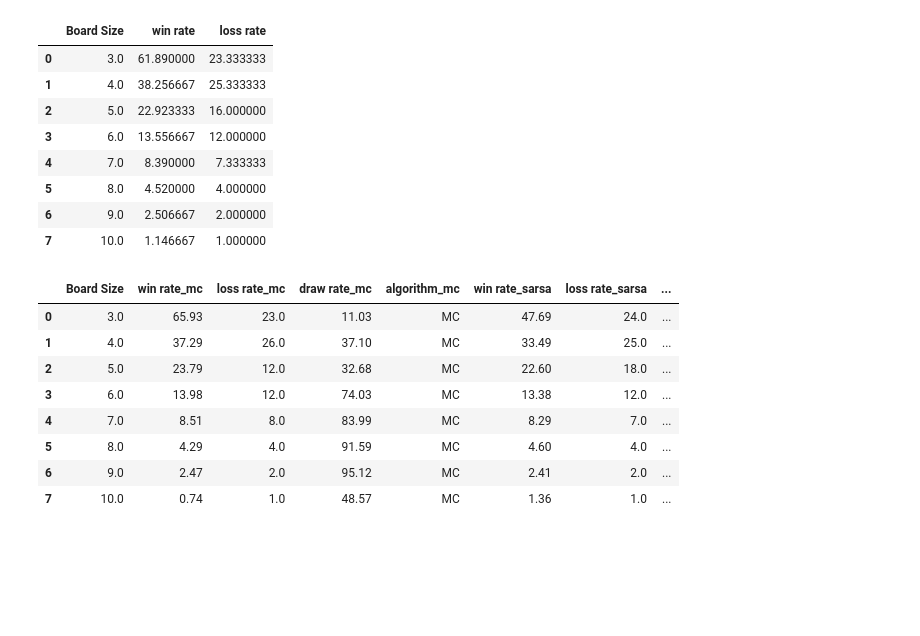
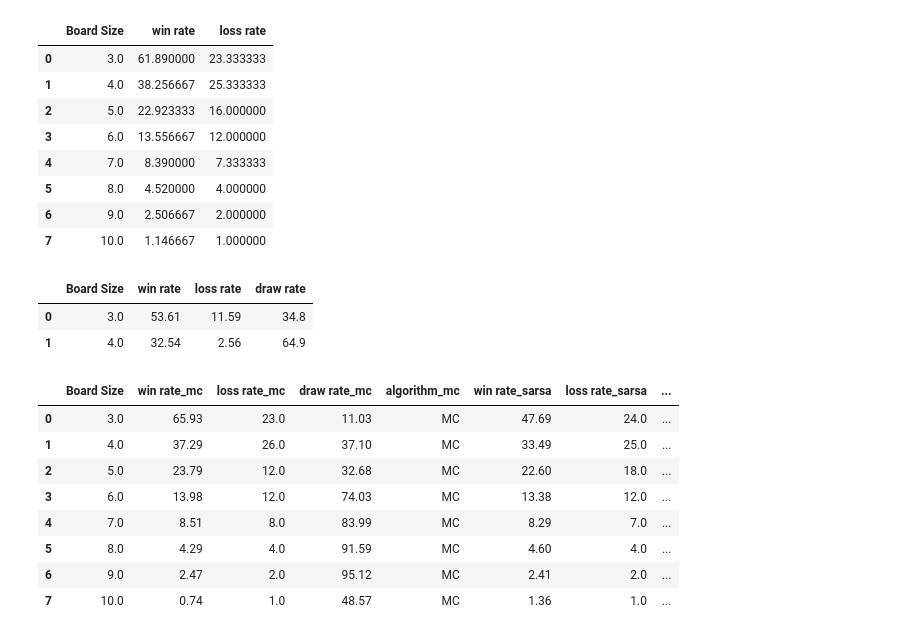
Before and after one commit to Mich8952/Tic_tac_tool, a Jupyter notebook: Evaluate/pres_plots.ipynb, the cells around one changed output. Drawn from its saved outputs; the diff is of its cells as text; code cells hidden in the pictures; blank space fills up the shorter version.

```diff
--- a/Evaluate/pres_plots.ipynb
+++ b/Evaluate/pres_plots.ipynb
@@ -94,6 +93,22 @@ merged_model_free[['Board Size', 'win rate', 'loss rate']]
 | 5 | 8.0 | 4.520000 | 4.000000 |
 | 6 | 9.0 | 2.506667 | 2.000000 |
 | 7 | 10.0 | 1.146667 | 1.000000 |
+# %%
+vi_df = master_df[master_df['algorithm'] == "VI"]
+pi_df = master_df[master_df['algorithm'] == "PI"]
+
+
+merged_model_based = vi_df.merge(pi_df, on='Board Size', how='outer', suffixes=('_vi', '_pi'))
+
+merged_model_based['win rate'] = merged_model_based[['win rate_vi', 'win rate_pi']].mean(axis=1, skipna=True) # we dont have for n=4 PI, cant run - takes toooo long
+merged_model_based['loss rate'] = merged_model_based[['loss rate_vi', 'loss rate_pi']].mean(axis=1, skipna=True)
+merged_model_based['draw rate'] = merged_model_based[['draw rate_vi', 'draw rate_pi']].mean(axis=1, skipna=True)
+merged_model_based = merged_model_based[['Board Size', 'win rate', 'loss rate', 'draw rate']]
+merged_model_based
+# %% [output]
+|  | Board Size | win rate | loss rate | draw rate |
+| 0 | 3.0 | 53.61 | 11.59 | 34.8 |
+| 1 | 4.0 | 32.54 | 2.56 | 64.9 |
 # %%
 merged_model_free
 # %% [output]
```
Also changed, not shown: parts of 8 cells of this notebook, 6 other files.
